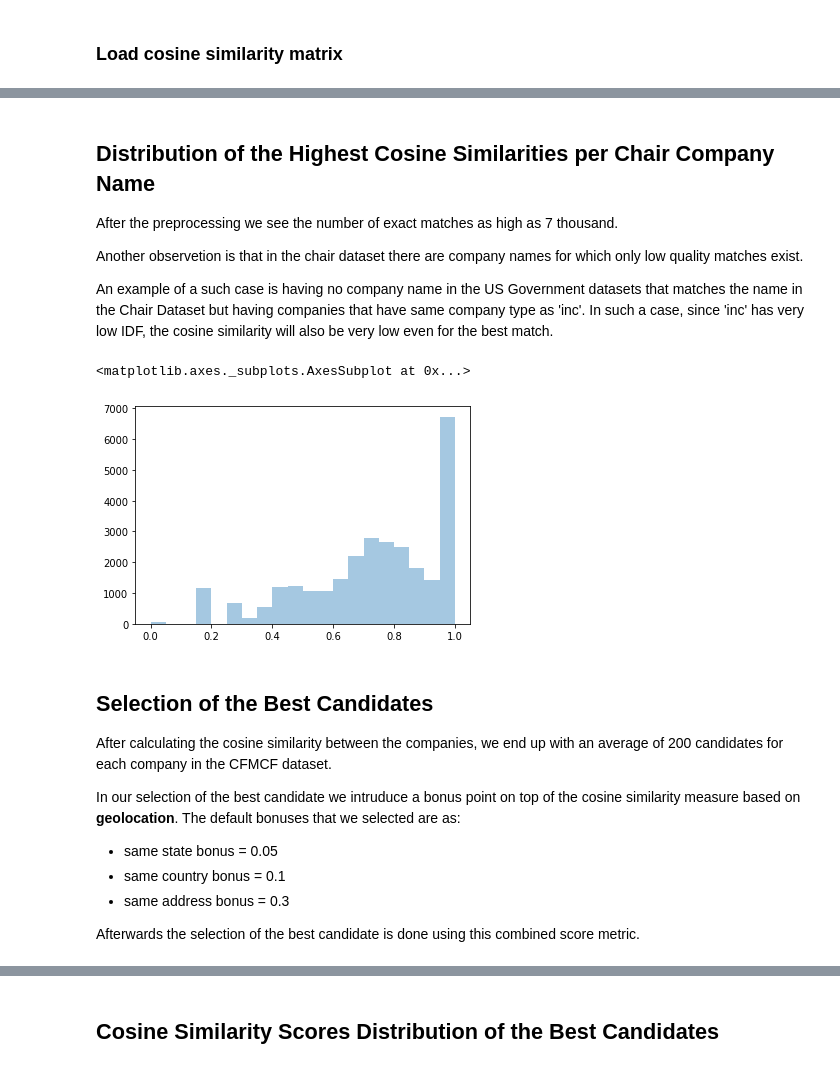
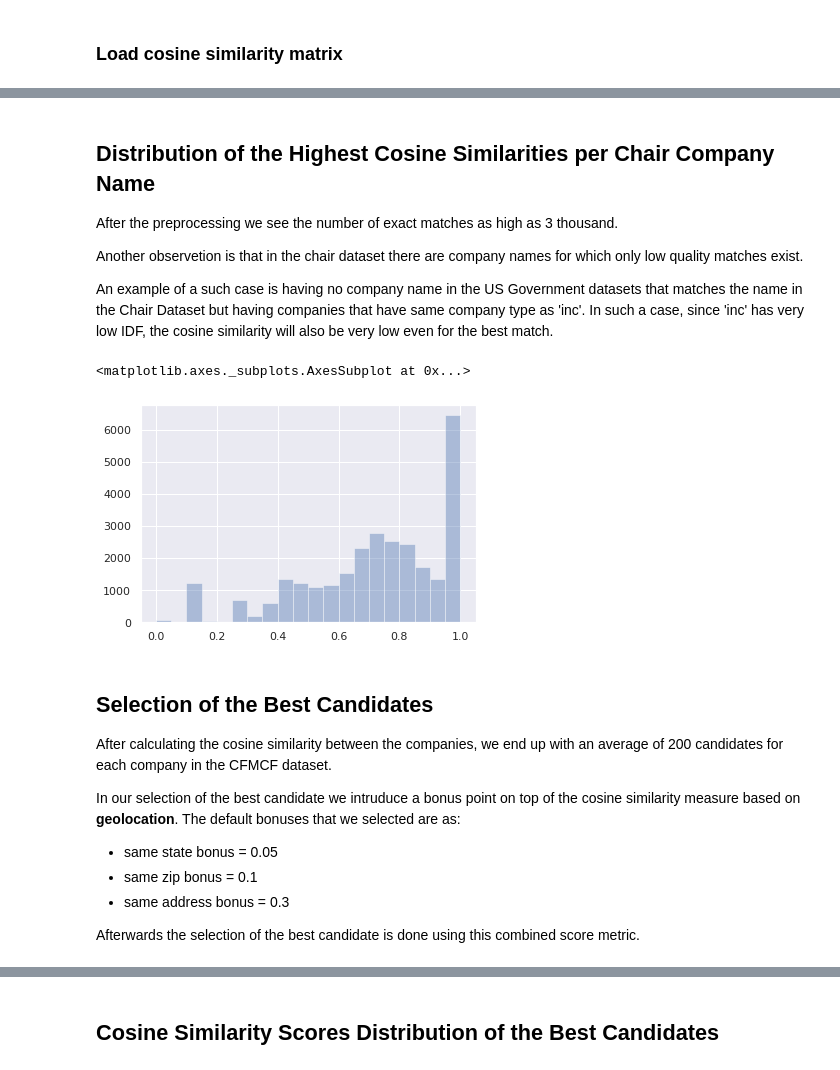
Before and after one commit to AlpAribal/idp-ws19, a Jupyter notebook: notebooks/3_matching_names.ipynb, the cells around one changed output, grey strips where cells are left out. Saved outputs shown, nothing was run; the diff lists cells and outputs as text; code cells hidden in the pictures.

Commit message:
new distribution visual and small changes

```diff
--- a/notebooks/3_matching_names.ipynb
+++ b/notebooks/3_matching_names.ipynb
@@ -158,15 +157,16 @@ cosine_similarities
 # %% [markdown]
 ## Distribution of the Highest Cosine Similarities per Chair Company Name
-After the preprocessing we see the number of exact matches as high as 7 thousand.
+After the preprocessing we see the number of exact matches as high as 3 thousand.
 
 Another observetion is that in the chair dataset there are company names for which only low quality matches exist.
 
 An example of a such case is having no company name in the US Government datasets that matches the name in the Chair Dataset but having companies that have same company type as 'inc'. In such a case, since 'inc' has very low IDF, the cosine similarity will also be very low even for the best match.
 # %%
+sns.set(); np.random.seed(0)
 sns.distplot(max_similarities, kde=False, bins=20)
 # %% [output]
 <matplotlib.axes._subplots.AxesSubplot at 0x...>
-[figure, old version]
+[figure, new version]
 # %% [markdown]
 ## Selection of the Best Candidates
 After calculating the cosine similarity between the companies, we end up with an average of 200 candidates for each company in the CFMCF dataset.
@@ -174,7 +174,7 @@ After calculating the cosine similarity between the companies, we end up with an
 In our selection of the best candidate we intruduce a bonus point on top of the cosine similarity measure based on __geolocation__.
 The default bonuses that we selected are as:
 - same state bonus = 0.05
-- same country bonus = 0.1
+- same zip bonus = 0.1
 - same address bonus = 0.3
 
 Afterwards the selection of the best candidate is done using this combined score metric.
```
Also changed, not shown: parts of 20 cells of this notebook, 3 other files.
